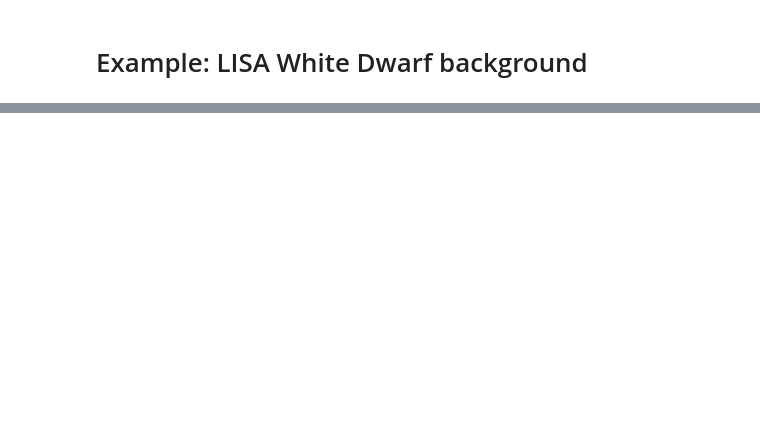
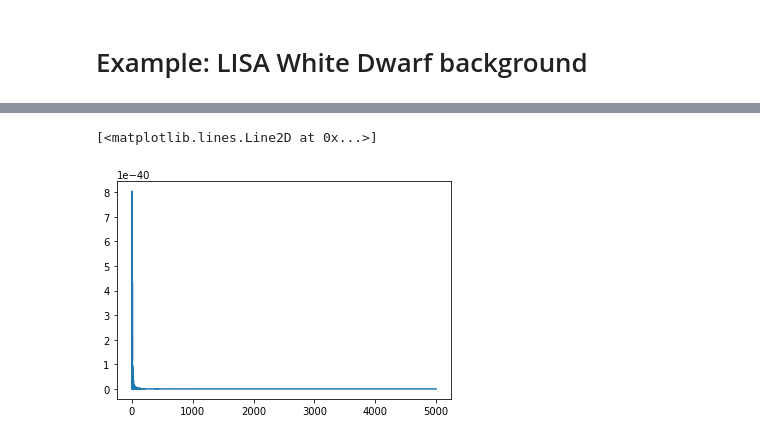
Before and after one commit to avivajpeyi/psline_psd, a Jupyter notebook: docs/examples/wdb_gw_background.ipynb, the cells around one changed output, grey strips where cells are left out. Cells and saved outputs as stored; diff of their text form; code cells hidden in the pictures; blank space fills up the shorter version.

Commit message:
refactor so periodogram done outside

```diff
--- a/docs/examples/wdb_gw_background.ipynb
+++ b/docs/examples/wdb_gw_background.ipynb
@@ -22,0 +23,9 @@ data.plot(x="time", y="strain");
+# %%
+from pspline_psd.fourier_methods import get_periodogram
+import matplotlib.pyplot as plt
+
+pdgrm = get_periodogram(timeseries=data.strain.values)
+plt.plot(pdgrm)
+# %% [output]
+[<matplotlib.lines.Line2D at 0x...>]
+[figure, added]
```
Also changed, not shown: parts of 6 cells of this notebook, 23 other files.
